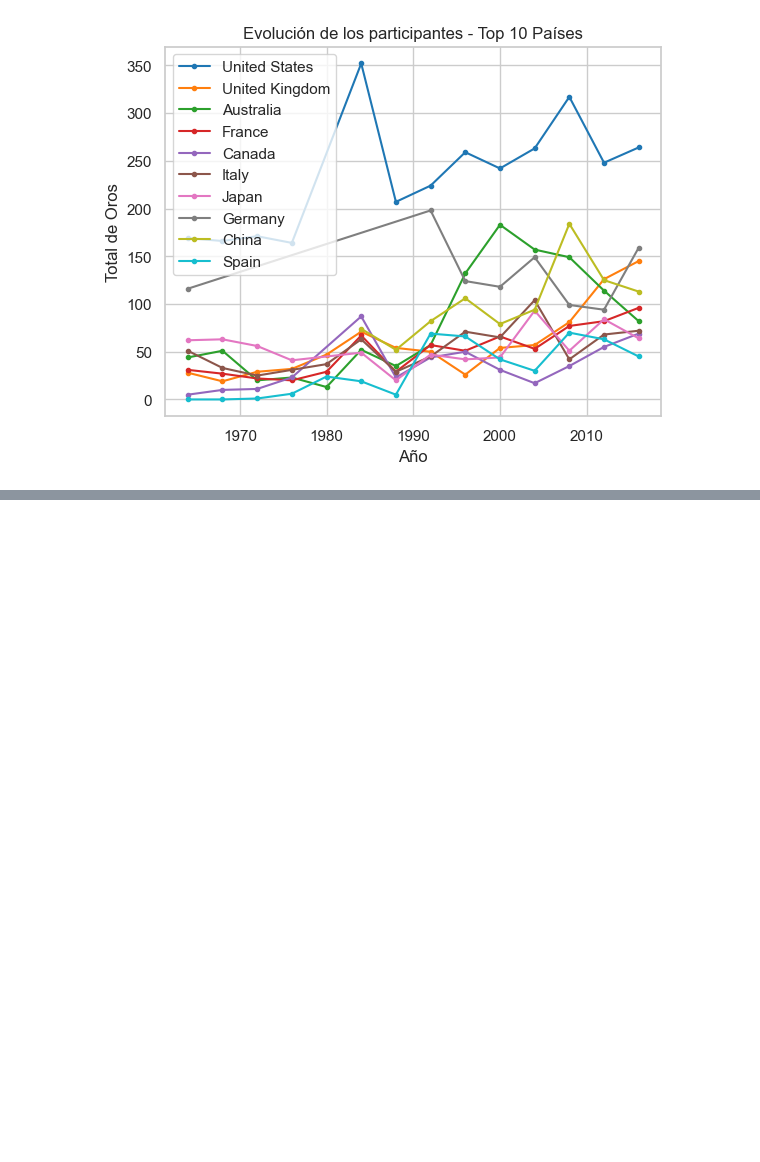
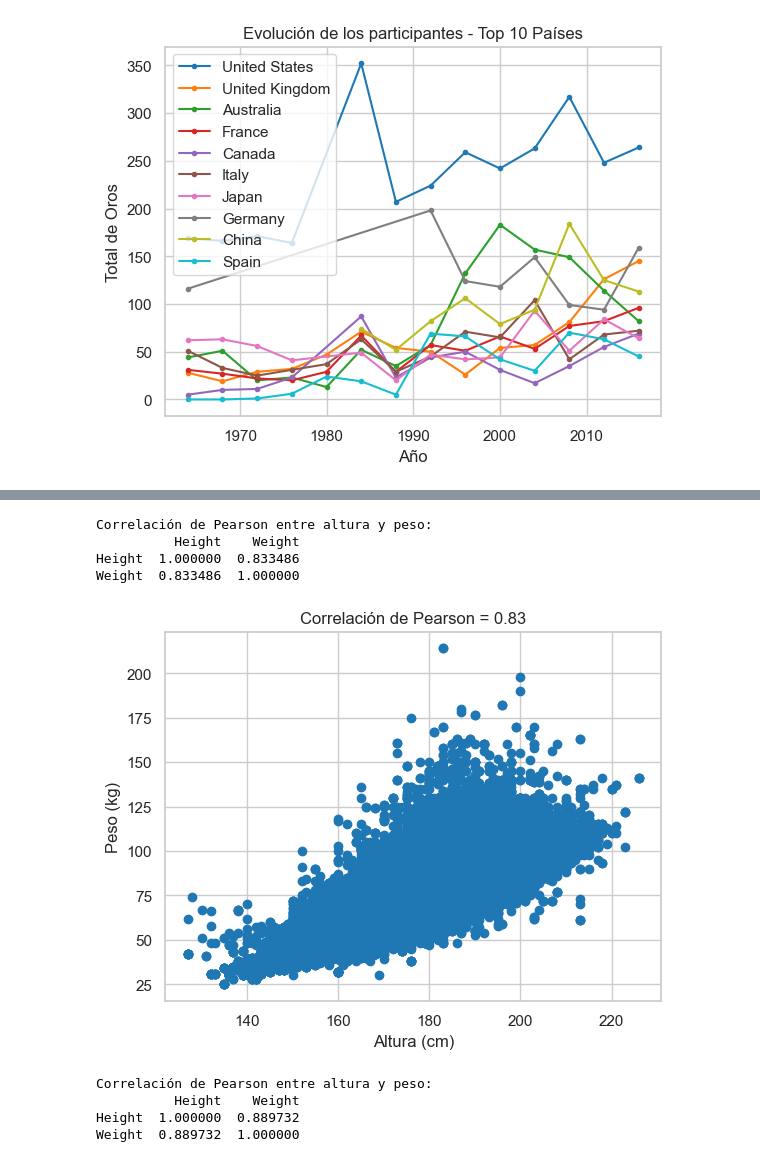
Before and after one commit to Digavi/master-analitica-datos-dimas-garcia, a Jupyter notebook: graficas_proyecto.ipynb, the cells around one changed output, grey strips where cells are left out. Drawn from its saved outputs; the diff is of its cells as text; code cells hidden in the pictures; blank space fills up the shorter version.

```diff
--- a/graficas_proyecto.ipynb
+++ b/graficas_proyecto.ipynb
@@ -247,2 +234,21 @@ fig.update_layout(
 )
 fig.update_traces(marker=dict(size=5))
+# %%
+correlacion_altura_peso = gold_atletas_df[['Height','Weight']].corr(method = 'spearman')
+print("Correlación de Pearson entre altura y peso: ")
+print(correlacion_altura_peso)
+#Saco la correlacion entre altura y peso, y veo que hay correlacion como es de esperar
+# %% [output]
+Correlación de Pearson entre altura y peso:
+          Height    Weight
+Height  1.000000  0.833486
+Weight  0.833486  1.000000
+# %%
+#Represento esta correlacion
+plt.scatter(gold_atletas_df['Height'],gold_atletas_df['Weight'])
+plt.xlabel('Altura (cm)')
+plt.ylabel('Peso (kg)')
+plt.title(f'Correlación de Pearson = {round(gold_atletas_df['Height'].corr(gold_atletas_df['Weight'],method='spearman'),2)}')
+plt.show()
+# %% [output]
+[figure, added]
@@ -248,0 +258,10 @@ fig.update_traces(marker=dict(size=5))
+# %%
+correlacion_altura_peso_baloncesto = atletas_baloncesto_df[['Height','Weight']].corr(method = 'spearman')
+print("Correlación de Pearson entre altura y peso: ")
+print(correlacion_altura_peso_baloncesto)
+#Veo que hay mas correlacion incluso cuando solo tenemos en cuenta a los atletas de baloncesto
+# %% [output]
+Correlación de Pearson entre altura y peso:
+          Height    Weight
+Height  1.000000  0.889732
+Weight  0.889732  1.000000
```
Also changed, not shown: parts of 32 cells of this notebook.
